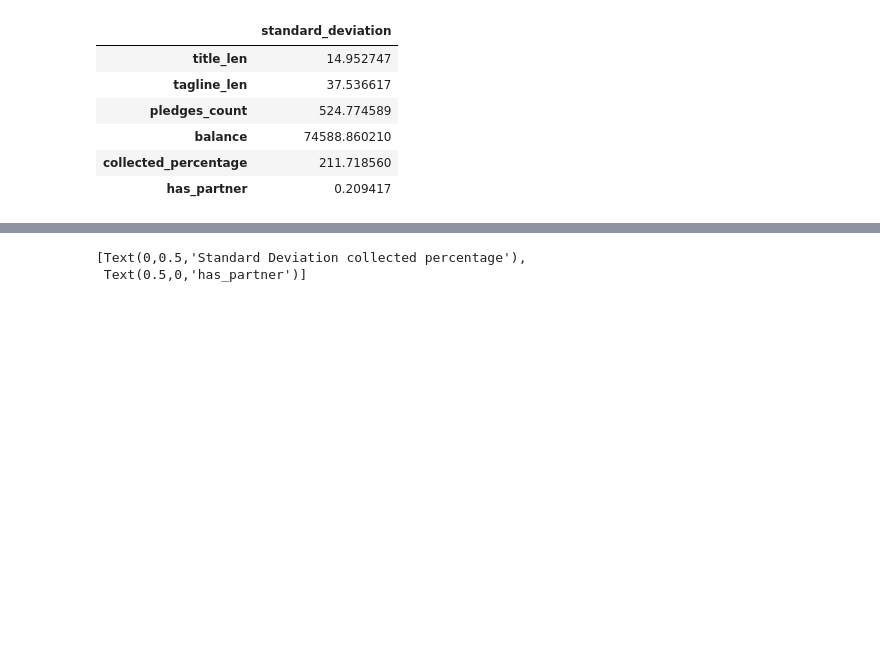
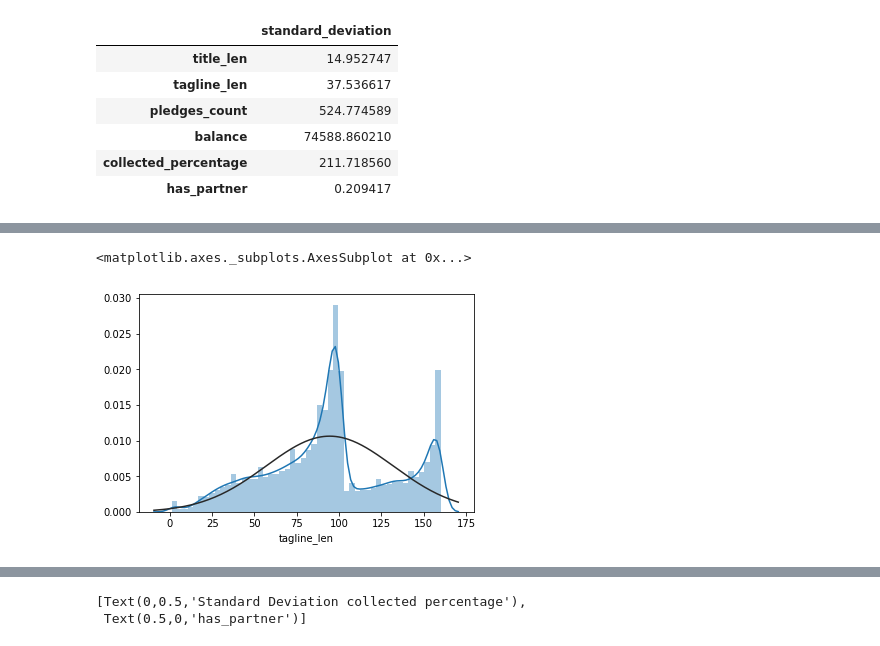
Before and after one commit to bonheml/indiegogo_or_indienono, a Jupyter notebook: dispersion-std_dev.ipynb, the cells around one changed output, grey strips where cells are left out. Drawn from its saved outputs; the diff is of its cells as text; code cells hidden in the pictures; blank space fills up the shorter version.

```diff
--- a/dispersion-std_dev.ipynb
+++ b/dispersion-std_dev.ipynb
@@ -18,0 +25,5 @@ indiegogo.std(axis=0).to_frame(name="standard_deviation")
+# %%
+sns.distplot(indiegogo.tagline_len, fit=norm)
+# %% [output]
+<matplotlib.axes._subplots.AxesSubplot at 0x...>
+[figure, added]
```
Also changed, not shown: parts of 15 cells of this notebook.
